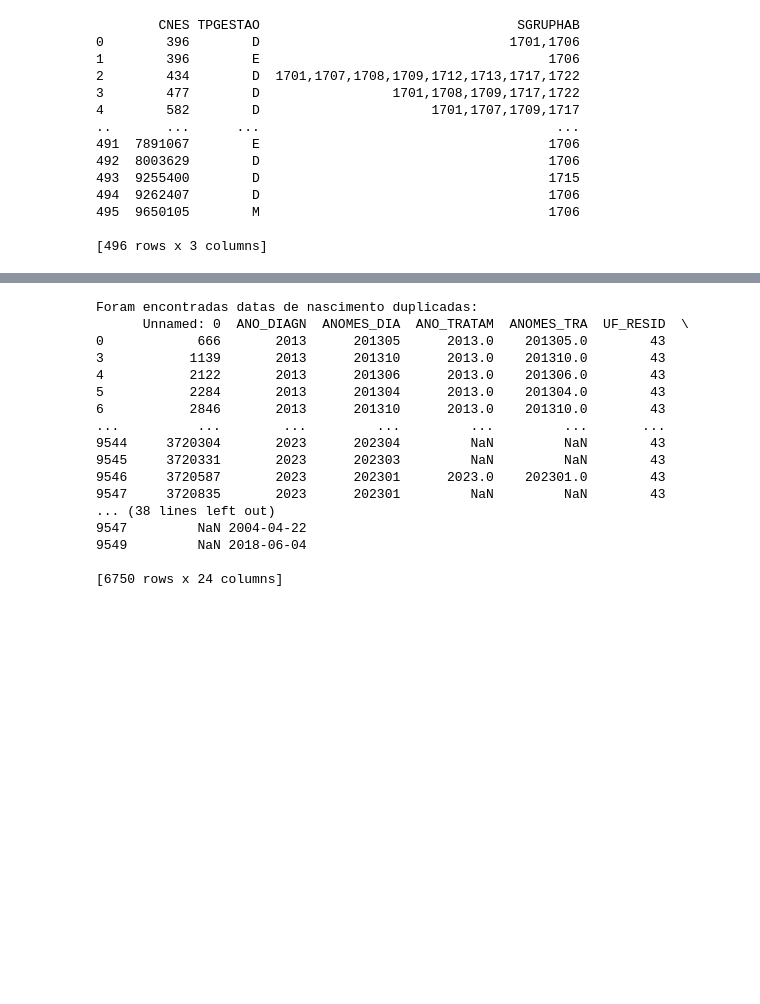
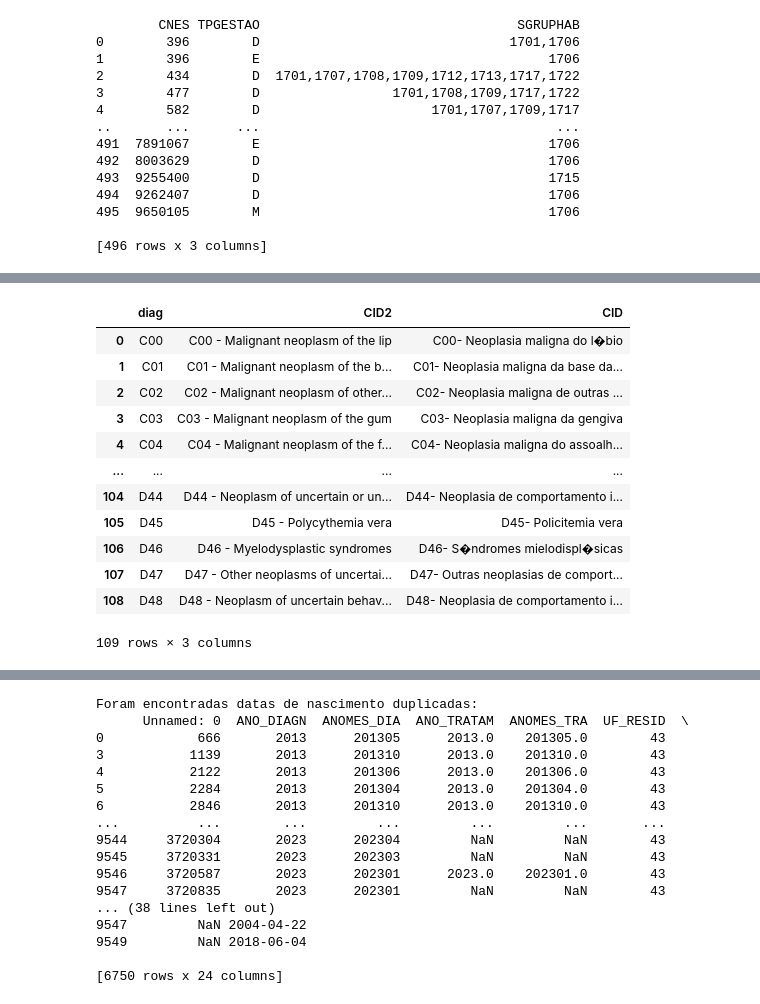
Before and after one commit to felipeasr/dash_oncoloico, a Jupyter notebook: Analise.ipynb, the cells around one changed output, grey strips where cells are left out. Drawn from its saved outputs; the diff is of its cells as text; code cells hidden in the pictures; blank space fills up the shorter version.

```diff
--- a/Analise.ipynb
+++ b/Analise.ipynb
@@ -713,2 +780,19 @@ df
+# %%
+tabela_uf = pd.read_csv('axuliares/cid-10.csv', sep=",",encoding='utf-8')
+tabela_uf
+# %% [output]
+|  | diag | CID2 | CID |
+| 0 | C00 | C00 - Malignant neoplasm of the lip | C00- Neoplasia maligna do l�bio |
+| 1 | C01 | C01 - Malignant neoplasm of the b... | C01- Neoplasia maligna da base da... |
+| 2 | C02 | C02 - Malignant neoplasm of other... | C02- Neoplasia maligna de outras ... |
+| 3 | C03 | C03 - Malignant neoplasm of the gum | C03- Neoplasia maligna da gengiva |
+| 4 | C04 | C04 - Malignant neoplasm of the f... | C04- Neoplasia maligna do assoalh... |
+| ... | ... | ... | ... |
+| 104 | D44 | D44 - Neoplasm of uncertain or un... | D44- Neoplasia de comportamento i... |
+| 105 | D45 | D45 - Polycythemia vera | D45- Policitemia vera |
+| 106 | D46 | D46 - Myelodysplastic syndromes | D46- S�ndromes mielodispl�sicas |
+| 107 | D47 | D47 - Other neoplasms of uncertai... | D47- Outras neoplasias de comport... |
+| 108 | D48 | D48 - Neoplasm of uncertain behav... | D48- Neoplasia de comportamento i... |
+109 rows × 3 columns
 # %%
 import pandas as pd
```
Also changed, not shown: parts of 5 cells of this notebook, 11 other files.
